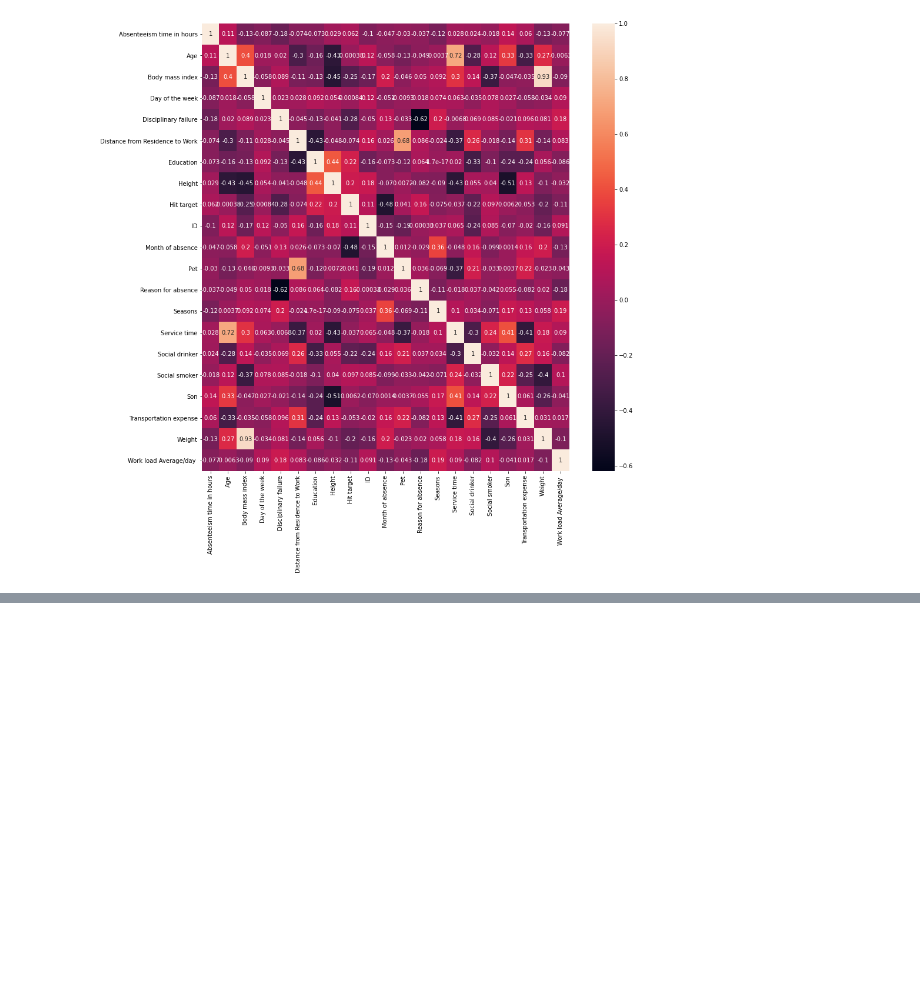
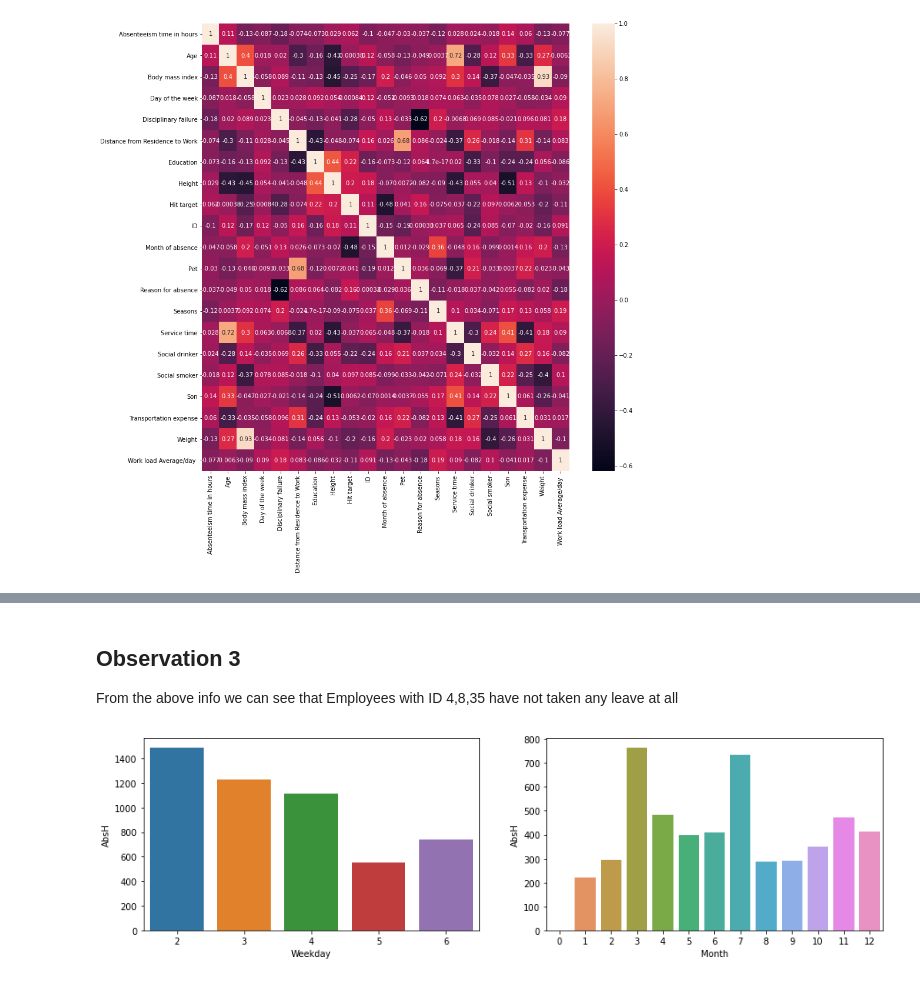
Before and after one commit to aryanpandey/Cascade-Cup-2020, a Jupyter notebook: Round-3/Absenteeism-EDA.ipynb, the cells around one changed output, grey strips where cells are left out. Cells and saved outputs as stored; diff of their text form; code cells hidden in the pictures; blank space fills up the shorter version.

```diff
--- a/Round-3/Absenteeism-EDA.ipynb
+++ b/Round-3/Absenteeism-EDA.ipynb
@@ -404,0 +491,15 @@ plt.show()
+# %% [markdown]
+## Observation 3
+
+From the above info we can see that Employees with ID 4,8,35 have not taken any leave at all
+# %%
+plt.figure(figsize = (15,4))
+plt.subplot(1, 2, 1)
+sns.barplot(data.groupby(['Weekday'])['AbsH'].sum().index,
+            data.groupby(['Weekday'])['AbsH'].sum())
+plt.subplot(1, 2, 2)
+sns.barplot(data.groupby(['Month'])['AbsH'].sum().index,
+            data.groupby(['Month'])['AbsH'].sum())
+plt.show()
+# %% [output]
+[figure, added]
```
Also changed, not shown: parts of 26 cells of this notebook.
